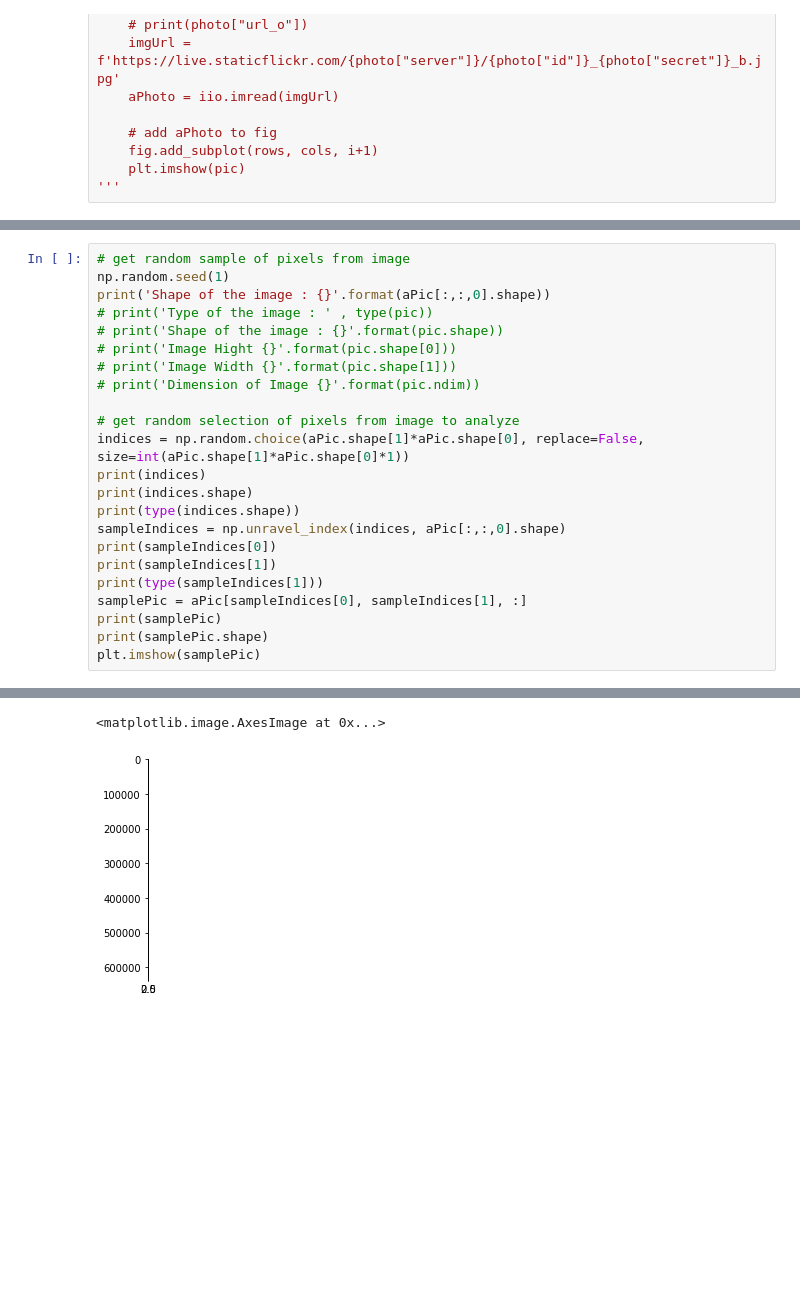
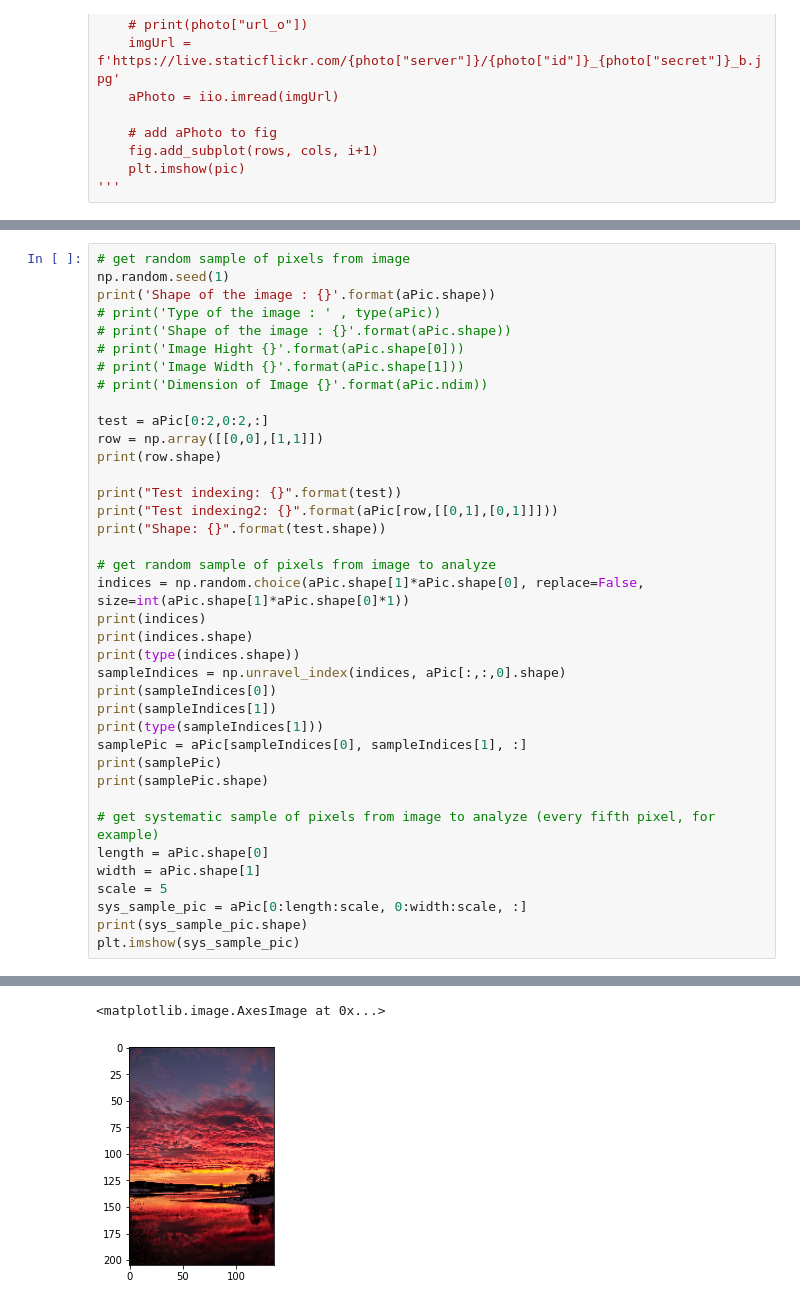
Before and after one commit to kvnshu/horizon, a Jupyter notebook: data-collection-test.ipynb, the cells around one changed output, grey strips where cells are left out. Drawn from its saved outputs; the diff is of its cells as text; blank space fills up the shorter version.

Commit message:
systematic sample of image

```diff
--- a/data-collection-test.ipynb
+++ b/data-collection-test.ipynb
@@ -138,14 +137,22 @@ Score:
 # %%
 # get random sample of pixels from image
 np.random.seed(1)
-print('Shape of the image : {}'.format(aPic[:,:,0].shape))
-# print('Type of the image : ' , type(pic))
-# print('Shape of the image : {}'.format(pic.shape))
-# print('Image Hight {}'.format(pic.shape[0]))
-# print('Image Width {}'.format(pic.shape[1]))
-# print('Dimension of Image {}'.format(pic.ndim))
+print('Shape of the image : {}'.format(aPic.shape))
+# print('Type of the image : ' , type(aPic))
+# print('Shape of the image : {}'.format(aPic.shape))
+# print('Image Hight {}'.format(aPic.shape[0]))
+# print('Image Width {}'.format(aPic.shape[1]))
+# print('Dimension of Image {}'.format(aPic.ndim))
 
-# get random selection of pixels from image to analyze
+test = aPic[0:2,0:2,:]
+row = np.array([[0,0],[1,1]])
+print(row.shape)
+
+print("Test indexing: {}".format(test))
+print("Test indexing2: {}".format(aPic[row,[[0,1],[0,1]]]))
+print("Shape: {}".format(test.shape))
+
+# get random sample of pixels from image to analyze
 indices = np.random.choice(aPic.shape[1]*aPic.shape[0], replace=False, size=int(aPic.shape[1]*aPic.shape[0]*1))
 print(indices)
 print(indices.shape)
@@ -157,5 +164,12 @@ print(type(sampleIndices[1]))
 samplePic = aPic[sampleIndices[0], sampleIndices[1], :]
 print(samplePic)
 print(samplePic.shape)
-plt.imshow(samplePic)
+
+# get systematic sample of pixels from image to analyze (every fifth pixel, for example)
+length = aPic.shape[0]
+width = aPic.shape[1]
+scale = 5
+sys_sample_pic = aPic[0:length:scale, 0:width:scale, :]
+print(sys_sample_pic.shape)
+plt.imshow(sys_sample_pic)
 # %% [output]
@@ -177,2 +193,2 @@ Shape of the image : (613, 1024)
 <matplotlib.image.AxesImage at 0x...>
-[figure, old version]
+[figure, new version]
```
Also changed, not shown: parts of 5 cells of this notebook.
